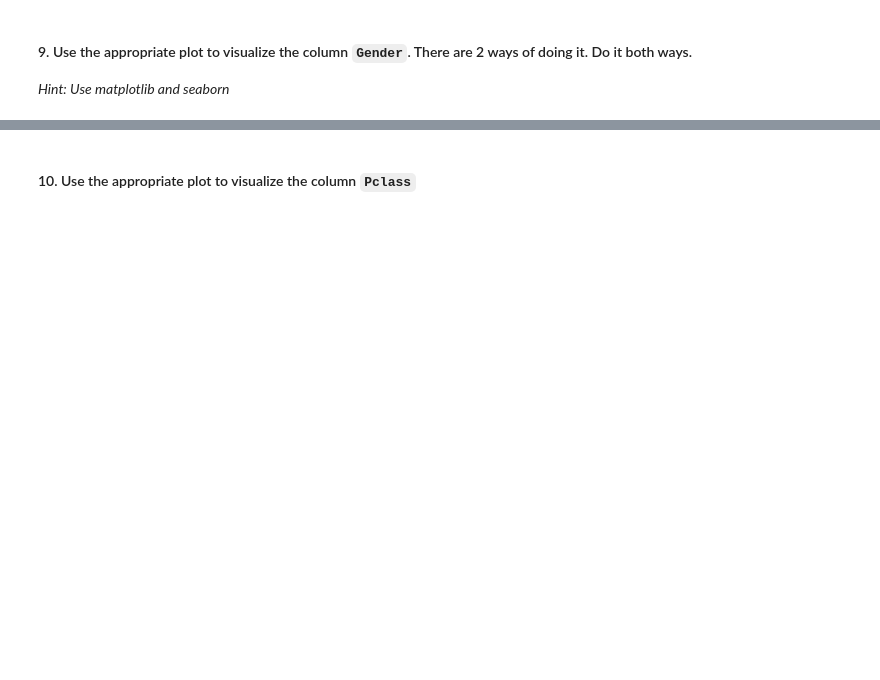
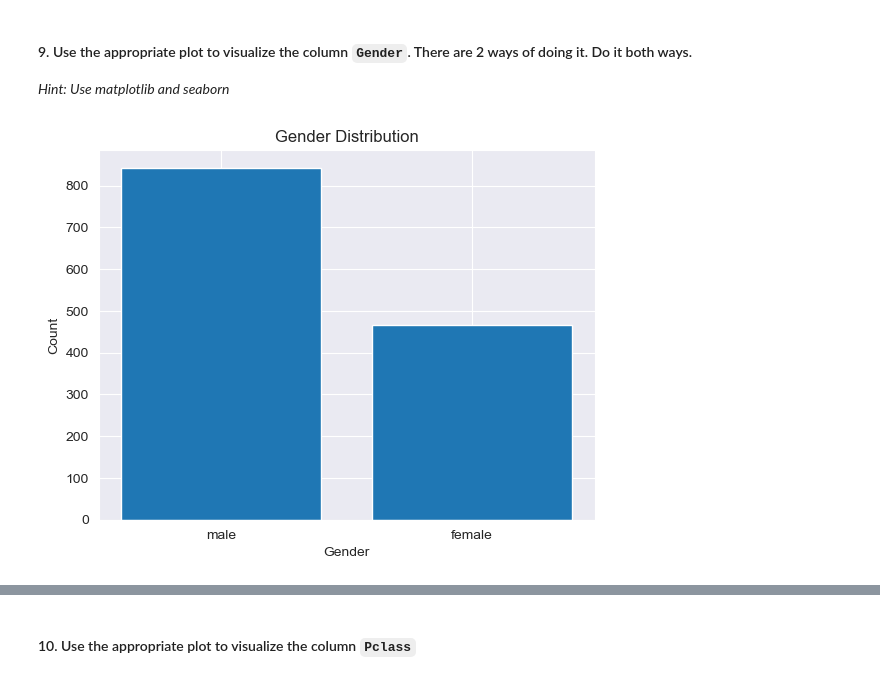
Before and after one commit to Ironhack-Data-Madrid-PartTime-May22/lab_visualization_extra, a Jupyter notebook: challenge-2.ipynb, the cells around one changed output, grey strips where cells are left out. Drawn from its saved outputs; the diff is of its cells as text; code cells hidden in the pictures; blank space fills up the shorter version.

```diff
--- a/challenge-2.ipynb
+++ b/challenge-2.ipynb
@@ -129,0 +138,12 @@ plt.show()
+# %%
+gender_counts = titanic['Gender'].value_counts()
+
+plt.bar(gender_counts.index, gender_counts.values)
+
+plt.title('Gender Distribution')
+plt.xlabel('Gender')
+plt.ylabel('Count')
+
+plt.show()
+# %% [output]
+[figure, added]
```
Also changed, not shown: parts of 23 cells of this notebook.
